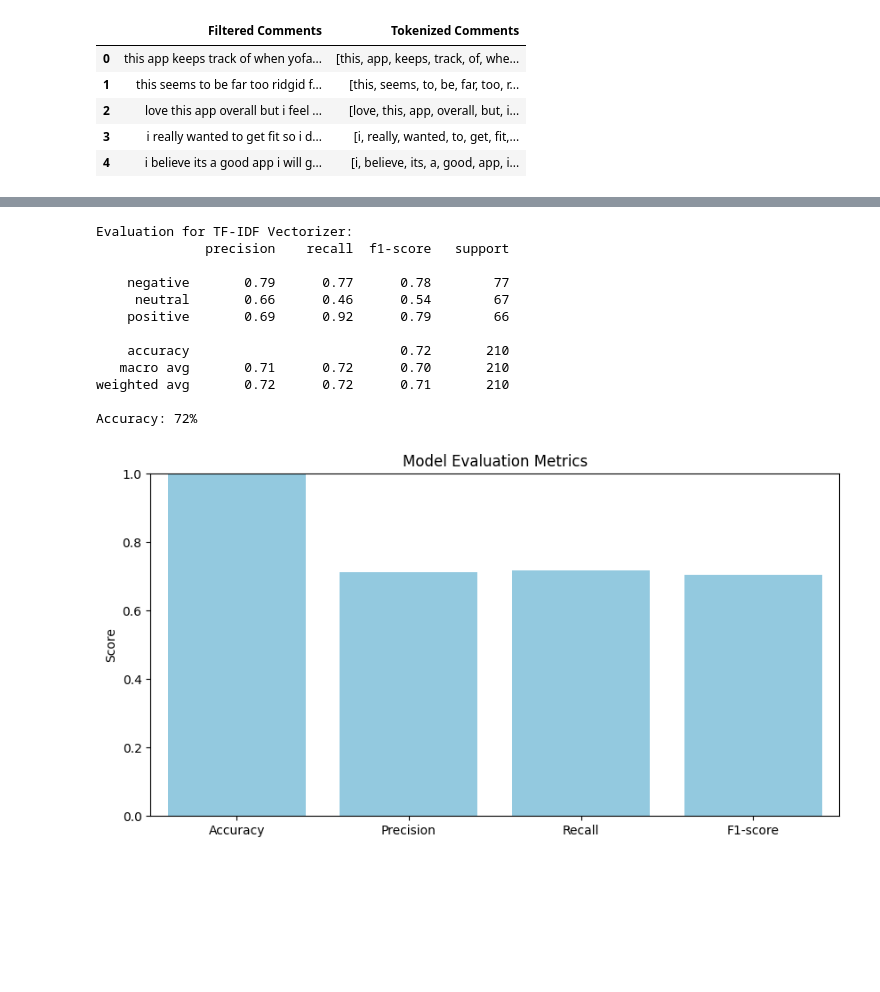
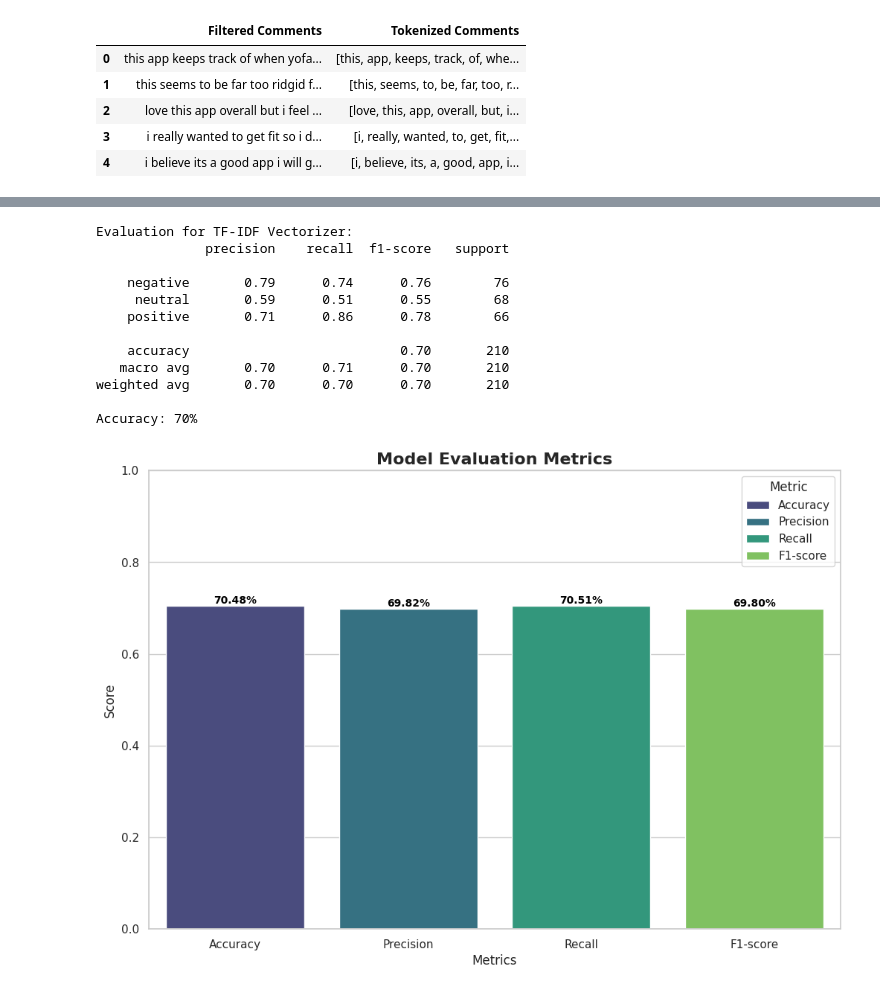
Before and after one commit to VarhanKusuma/Perbandingan_K-NN_dan_NBC_Pada_Sentimen_Ulasan_Aplikasi_Intermittent_Fasting, a Jupyter notebook: SKRIPSI.ipynb, the cells around one changed output, grey strips where cells are left out. Saved outputs shown, nothing was run; the diff lists cells and outputs as text; code cells hidden in the pictures; blank space fills up the shorter version.

```diff
--- a/SKRIPSI.ipynb
+++ b/SKRIPSI.ipynb
@@ -217,13 +228,13 @@ def clean_text(text):
     # Stopwords Removal: Hapus stopwords bahasa Inggris
     stop_words = set(stopwords.words('english'))
     # Menambahkan kata-kata tambahan secara manual
-    additional_stopwords = {'app', 'fast', 'time', 'use', 'would', 'im', 'get', 'start', 'track', 'day', 'one', 'way', 'need', 'open', 'ad', 'hour', 'edit',
-                            'ive', 'also', 'weight', 'using', 'even','many', 'version', 'water', 'much', 'times', 'fasting', 'every', 'give', 'option', 'week',
-                            'see', 'plan', 'end', 'days', 'eating', 'set', 'back', 'could', 'apps', 'still', 'far', 'go', 'used', 'find', 'phone', 'timer',
-                            'body', 'long', 'notifications', 'going', 'started', 'make', 'add', 'plans', 'first', 'another', 'stars', 'work', 'eat', 'youre',
-                            'hours', 'data', 'without', 'try', 'tracking', 'custom', 'longer', 'lost', 'drink', 'months', 'though', 'tried', 'little', 'money',
-                            'theres', 'month', 'however', 'intermittent', 'know', 'tracker', 'getting', 'since', 'think', 'makes', 'manually', 'got', 'food',
-                            'options', 'google', 'seems', 'thing', 'fasts', 'something', 'feel', 'lot', 'year', 'allow', 'wanted', 'always', 'meal', 'instead'}
+    additional_stopwords = {'app', 'fast', 'time', 'use', 'would', 'im', 'get', 'start', 'day', 'one', 'way', 'need', 'open', 'hour', 'edit', 'got',
+                            'ive', 'also', 'using', 'many', 'version', 'water', 'much', 'times', 'fasting', 'every', 'give', 'option', 'week', 'youre',
+                            'see', 'end', 'days', 'eating', 'set', 'back', 'could', 'apps', 'still', 'far', 'go', 'used', 'find', 'phone', 'timer',
+                            'body', 'long', 'notifications', 'going', 'started', 'make', 'add', 'plans', 'first', 'another', 'stars', 'work', 'eat',
+                            'hours', 'data', 'without', 'try', 'tracking', 'custom', 'longer', 'lost', 'drink', 'months', 'tried', 'little', 'food',
+                            'theres', 'month', 'however', 'intermittent', 'know', 'tracker', 'getting', 'since', 'think', 'makes', 'manually',
+                            'google', 'seems', 'thing', 'fasts', 'something', 'feel', 'lot', 'year', 'allow', 'wanted', 'always', 'meal', 'instead'}
 
     # Gabungkan daftar stopwords dengan kata-kata tambahan
     stop_words.update(additional_stopwords)
@@ -421,48 +449,65 @@ cm = confusion_matrix(y_test, y_tfidf_nbc)
 # %%
 # @title Model Evaluation Metrics Naive Bayes Multinomial (NBC)
 
 # Menghitung akurasi model
-accuracy = accuracy_score(y_test, y_tfidf_nbc)
+accuracy_nbc = accuracy_score(y_test, y_tfidf_nbc)
 # Konversi ke persentase
-rounded_accuracy_nbc = round(accuracy * 100)
+rounded_accuracy_nbc = round(accuracy_nbc * 100)
 # Menghitung presisi model dengan menangani zero division
 precision_nbc = precision_score(y_test, y_tfidf_nbc, average='macro', zero_division=0)
 # Menghitung recall model dengan menangani zero division
 recall_nbc = recall_score(y_test, y_tfidf_nbc, average='macro', zero_division=0)
 # Menghitung F1-score model
 f1_nbc = f1_score(y_test, y_tfidf_nbc, average='macro')
 
 # Evaluasi model untuk TF-IDF Vectorizer
 print("\nEvaluation for TF-IDF Vectorizer:")
 print(classification_report(y_test, y_tfidf_nbc))
 
 # Menampilkan persentase akurasi
 print(f"Accuracy: {rounded_accuracy_nbc}%")
 
-# Visualisasi akurasi, presisi, recall, dan f1-score
-metrics = ["Accuracy", "Precision", "Recall", "F1-score"]
-values = [rounded_accuracy_nbc, precision_nbc, recall_nbc, f1_nbc]
+# Data metrik dan nilai
+metrics_nbc = ["Accuracy", "Precision", "Recall", "F1-score"]
+values_nbc = [accuracy_nbc, precision_nbc, recall_nbc, f1_nbc]  # Nilai dalam skala 0-1
 
-plt.figure(figsize=(10, 5))
-sns.barplot(x=metrics, y=values, color="skyblue")
-plt.title("Model Evaluation Metrics")
-plt.ylabel("Score")
-plt.ylim(0, 1)  # Memastikan sumbu y berada dalam rentang 0-1 untuk nilai persentase
+# Membuat DataFrame long-form
+data_nbc = pd.DataFrame({
+    'Metric': metrics_nbc,
+    'Value': values_nbc,
+    'Model': ['NBC'] * len(metrics_nbc)
+})
+
+# Set tema
+sns.set_theme(style="whitegrid")
+
+# Membuat bar plot
+plt.figure(figsize=(12, 8))
+sns.barplot(x='Metric', y='Value', hue='Metric', palette='viridis', data=data_nbc, legend=True)
+plt.title("Model Evaluation Metrics", fontsize=16, fontweight='bold')
+plt.ylabel("Score", fontsize=12)
+plt.xlabel("Metrics", fontsize=12)
+plt.ylim(0, 1)  # Memastikan sumbu y berada dalam rentang 0-1
+
+# Menambahkan nilai numerik di atas setiap bar
+for index, row in data_nbc.iterrows():
+    plt.text(row.name, row['Value'], f'{row["Value"]*100:.2f}%', ha='center', va='bottom', fontsize=10, fontweight='bold', color='black')
+
 plt.show()
 # %% [output]
 Evaluation for TF-IDF Vectorizer:
               precision    recall  f1-score   support
 
-    negative       0.79      0.77      0.78        77
-     neutral       0.66      0.46      0.54        67
-    positive       0.69      0.92      0.79        66
+    negative       0.79      0.74      0.76        76
+     neutral       0.59      0.51      0.55        68
+    positive       0.71      0.86      0.78        66
 
-    accuracy                           0.72       210
-   macro avg       0.71      0.72      0.70       210
-weighted avg       0.72      0.72      0.71       210
+    accuracy                           0.70       210
+   macro avg       0.70      0.71      0.70       210
+weighted avg       0.70      0.70      0.70       210
 
-Accuracy: 72%
+Accuracy: 70%
-[figure, old version]
+[figure, new version]
 # %%
 # @title Model Confusion Matrix  Naive Bayes Multinomial (NBC)
 
```
Also changed, not shown: parts of 14 cells of this notebook.
